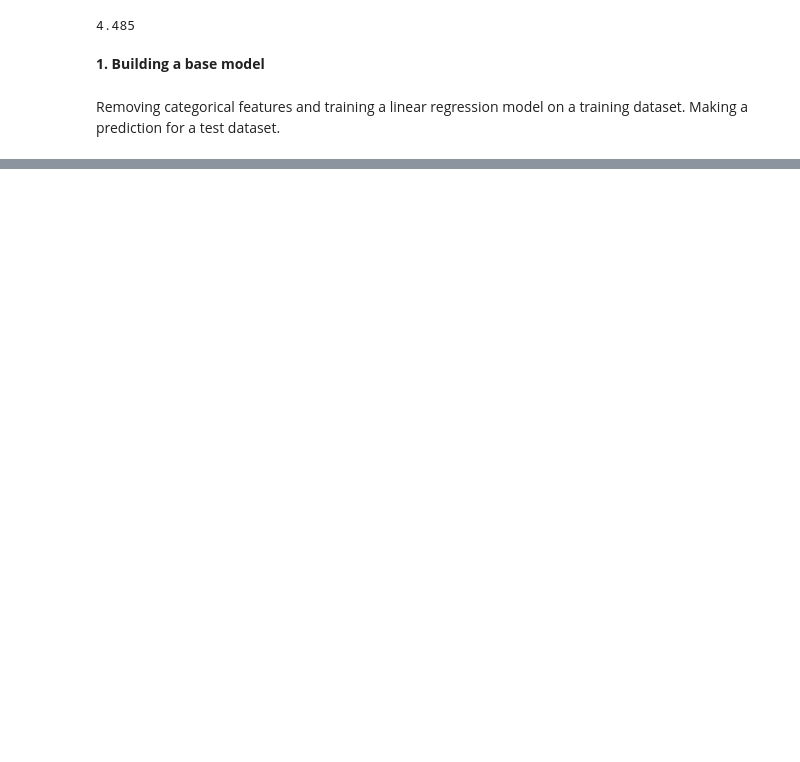
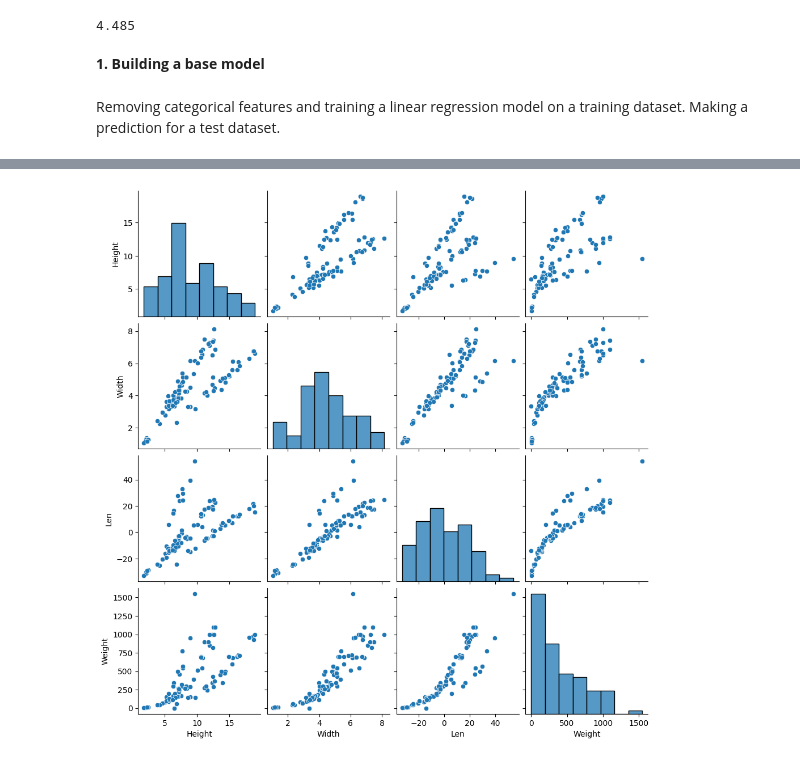
Before and after one commit to tutsilianna/Introduction_to_ML_and_Advanced_ML_Python, a Jupyter notebook: Regression/Regression_|_Exercise_3.ipynb, the cells around one changed output, grey strips where cells are left out. Drawn from its saved outputs; the diff is of its cells as text; code cells hidden in the pictures; blank space fills up the shorter version.

```diff
--- a/Regression/Regression_|_Exercise_3.ipynb
+++ b/Regression/Regression_|_Exercise_3.ipynb
@@ -201,0 +184,3 @@ ValueError: ignored
+# %%
+corr_features = train[['Length1', 'Length2','Length3']]
+corr_features.head()
@@ -201,0 +196,5 @@ ValueError: ignored
+# %%
+pca = PCA(n_components=3, svd_solver='full').fit(corr_features)
+df_train = pca.transform(corr_features)
+df1 = pd.DataFrame(df_train, columns=['PC1', 'PC2', 'PC3'])
+df1.head()
@@ -201,0 +217,4 @@ ValueError: ignored
+# %%
+train.drop(axis=1, columns=['Length1', 'Length2','Length3'], inplace=True)
+train['Len'] = df1['PC1'].tolist()
+train.head()
@@ -201,0 +278,6 @@ ValueError: ignored
+# %%
+train_plot = train.copy(deep=True)
+train_plot['Weight'] = y_train['Weight'].tolist()
+sns.pairplot(train_plot);
+# %% [output]
+[figure, added]
```
Also changed, not shown: parts of 43 cells of this notebook.
